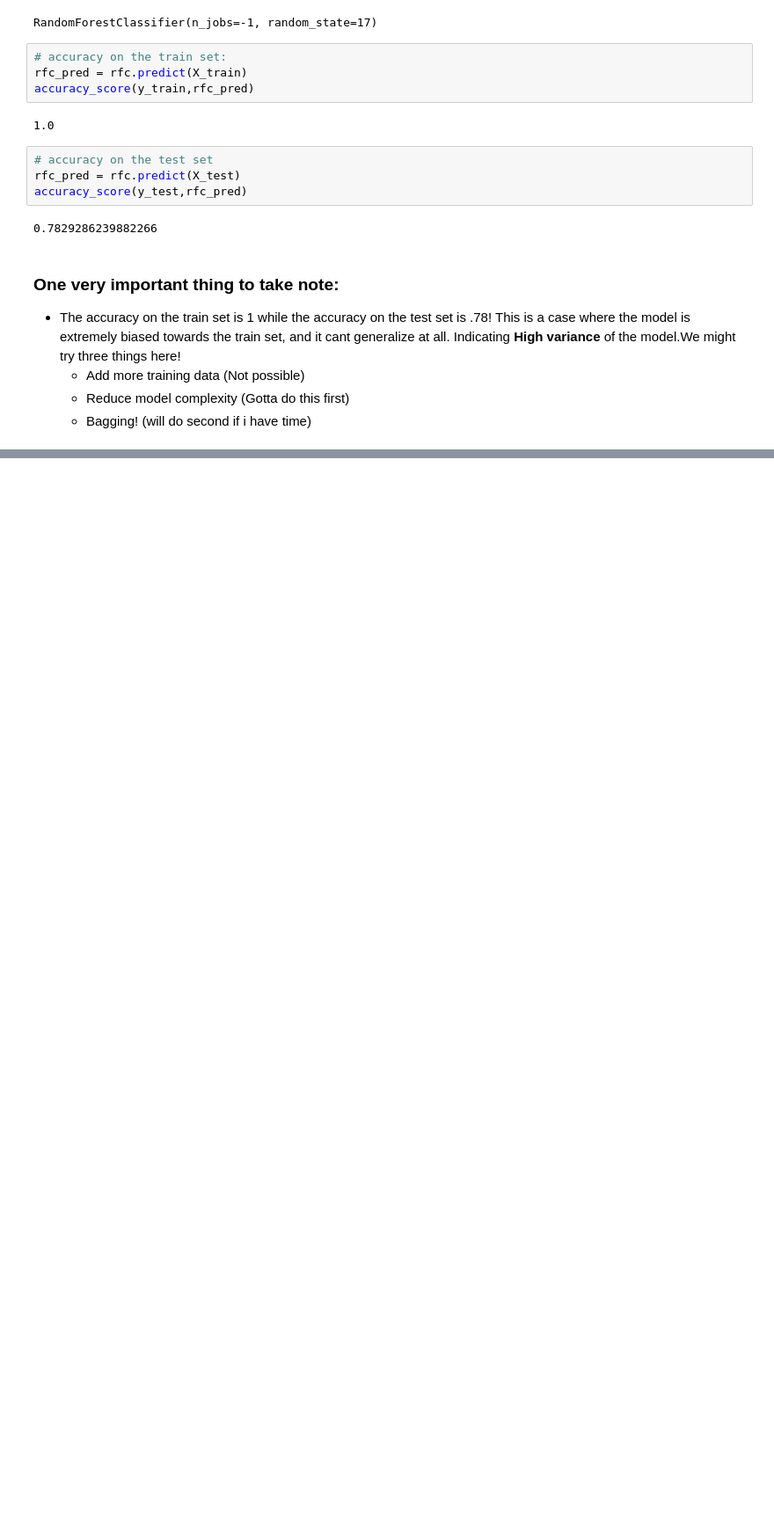
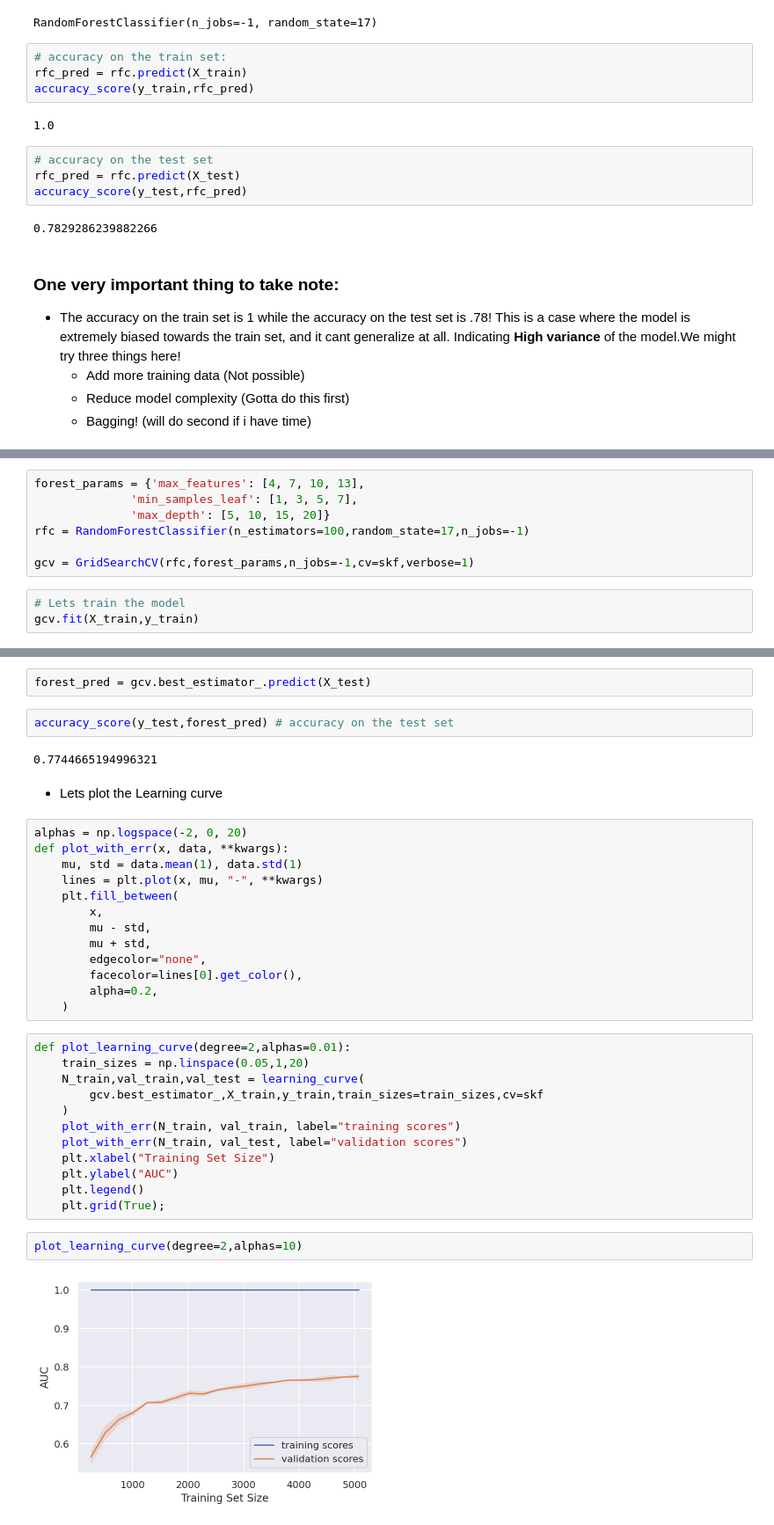
Before and after one commit to Salekeen/Regional-Accent-Classification, a Jupyter notebook: AYO/Random Forest.ipynb, the cells around one changed output, grey strips where cells are left out. Shown: that part at 88% size. Drawn from its saved outputs; the diff is of its cells as text; blank space fills up the shorter version.

```diff
--- a/AYO/Random Forest.ipynb
+++ b/AYO/Random Forest.ipynb
@@ -87,0 +90,10 @@ accuracy_score(y_test,rfc_pred)
+# %%
+forest_params = {'max_features': [4, 7, 10, 13],
+              'min_samples_leaf': [1, 3, 5, 7],
+              'max_depth': [5, 10, 15, 20]}
+rfc = RandomForestClassifier(n_estimators=100,random_state=17,n_jobs=-1)
+
+gcv = GridSearchCV(rfc,forest_params,n_jobs=-1,cv=skf,verbose=1)
+# %%
+# Lets train the model
+gcv.fit(X_train,y_train)
@@ -87,0 +121,37 @@ accuracy_score(y_test,rfc_pred)
+# %%
+forest_pred = gcv.best_estimator_.predict(X_test)
+# %%
+accuracy_score(y_test,forest_pred) # accuracy on the test set
+# %% [output]
+0.7744665194996321
+# %% [markdown]
+- Lets plot the Learning curve
+# %%
+alphas = np.logspace(-2, 0, 20)
+def plot_with_err(x, data, **kwargs):
+    mu, std = data.mean(1), data.std(1)
+    lines = plt.plot(x, mu, "-", **kwargs)
+    plt.fill_between(
+        x,
+        mu - std,
+        mu + std,
+        edgecolor="none",
+        facecolor=lines[0].get_color(),
+        alpha=0.2,
+    )
+# %%
+def plot_learning_curve(degree=2,alphas=0.01):
+    train_sizes = np.linspace(0.05,1,20)
+    N_train,val_train,val_test = learning_curve(
+        gcv.best_estimator_,X_train,y_train,train_sizes=train_sizes,cv=skf
+    )
+    plot_with_err(N_train, val_train, label="training scores")
+    plot_with_err(N_train, val_test, label="validation scores")
+    plt.xlabel("Training Set Size")
+    plt.ylabel("AUC")
+    plt.legend()
+    plt.grid(True);
+# %%
+plot_learning_curve(degree=2,alphas=10)
+# %% [output]
+[figure, added]
```
Also changed, not shown: parts of 10 cells of this notebook.
